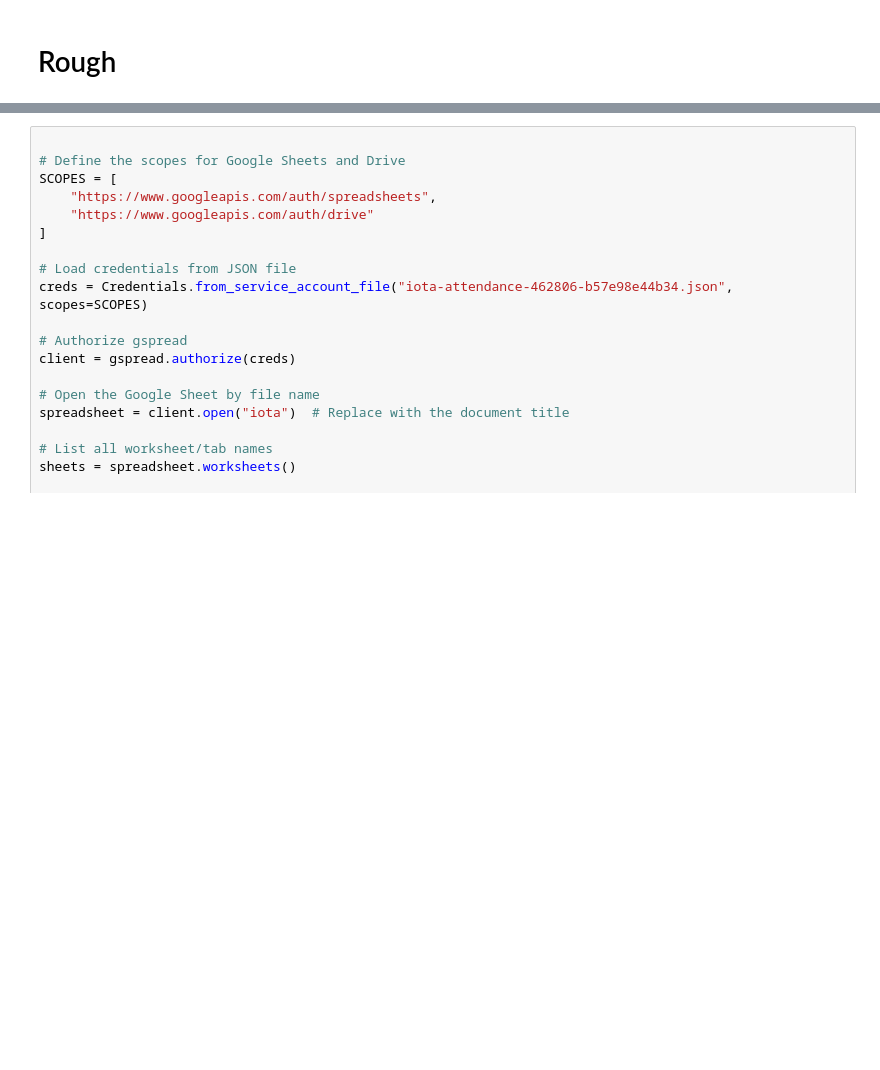
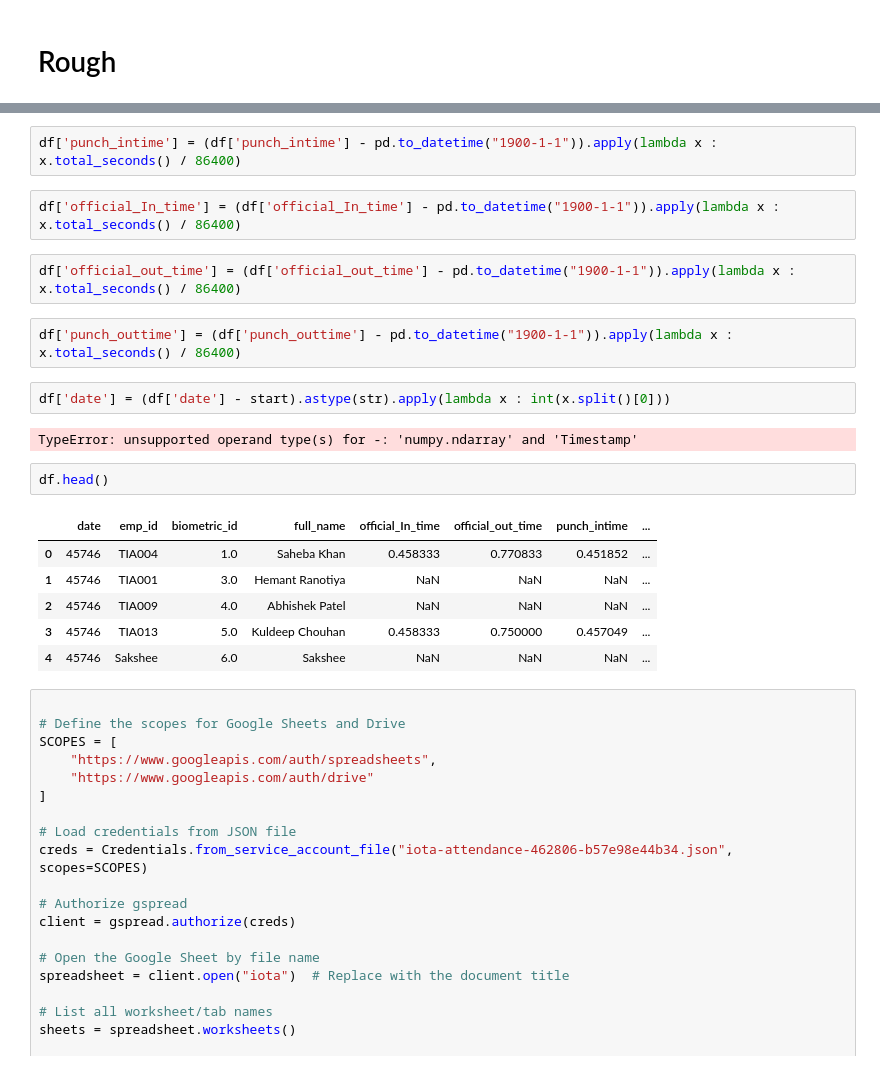
Before and after one commit to deveshpatwa/Pyhton-projects, a Jupyter notebook: IOTA Attendance Project/updated project power bi/python code.ipynb, the cells around one changed output, grey strips where cells are left out. Saved outputs shown, nothing was run; the diff lists cells and outputs as text; blank space fills up the shorter version.

```diff
--- a/IOTA Attendance Project/updated project power bi/python code.ipynb
+++ b/IOTA Attendance Project/updated project power bi/python code.ipynb
@@ -419,3 +481,24 @@ filedf.to_excel("main_data.xlsx",index=False)
+# %%
+df['punch_intime'] = (df['punch_intime'] - pd.to_datetime("1900-1-1")).apply(lambda x : x.total_seconds() / 86400)
+# %%
+df['official_In_time'] = (df['official_In_time'] - pd.to_datetime("1900-1-1")).apply(lambda x : x.total_seconds() / 86400)
+# %%
+df['official_out_time'] = (df['official_out_time'] - pd.to_datetime("1900-1-1")).apply(lambda x : x.total_seconds() / 86400)
+# %%
+df['punch_outtime'] = (df['punch_outtime'] - pd.to_datetime("1900-1-1")).apply(lambda x : x.total_seconds() / 86400)
+# %%
+df['date'] = (df['date'] - start).astype(str).apply(lambda x : int(x.split()[0]))
+# %% [output]
+TypeError: unsupported operand type(s) for -: 'numpy.ndarray' and 'Timestamp'
+# %%
+df.head()
+# %% [output]
+|  | date | emp_id | biometric_id | full_name | official_In_time | official_out_time | punch_intime | ... |
+| 0 | 45746 | TIA004 | 1.0 | Saheba Khan | 0.458333 | 0.770833 | 0.451852 | ... |
+| 1 | 45746 | TIA001 | 3.0 | Hemant Ranotiya | NaN | NaN | NaN | ... |
+| 2 | 45746 | TIA009 | 4.0 | Abhishek Patel | NaN | NaN | NaN | ... |
+| 3 | 45746 | TIA013 | 5.0 | Kuldeep Chouhan | 0.458333 | 0.750000 | 0.457049 | ... |
+| 4 | 45746 | Sakshee | 6.0 | Sakshee | NaN | NaN | NaN | ... |
 # %%
 
 # Define the scopes for Google Sheets and Drive
```
Also changed, not shown: parts of 17 cells of this notebook, 3 other files.
